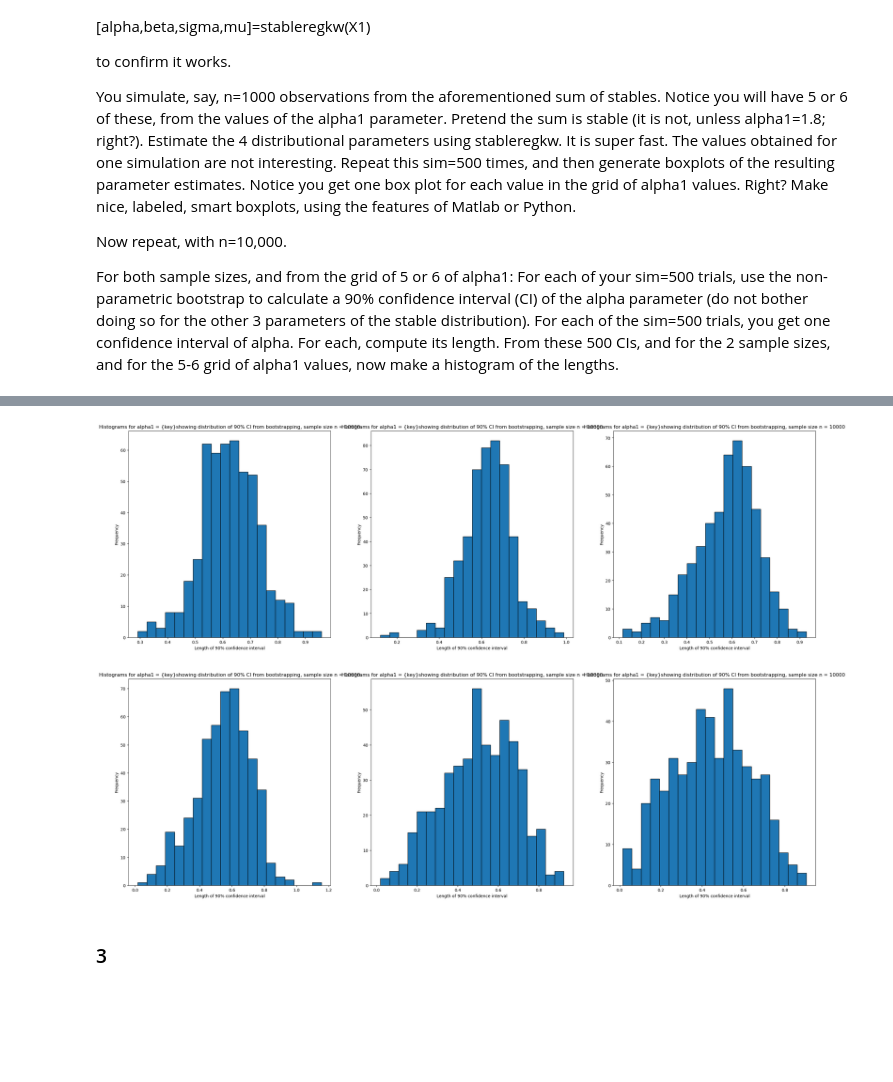
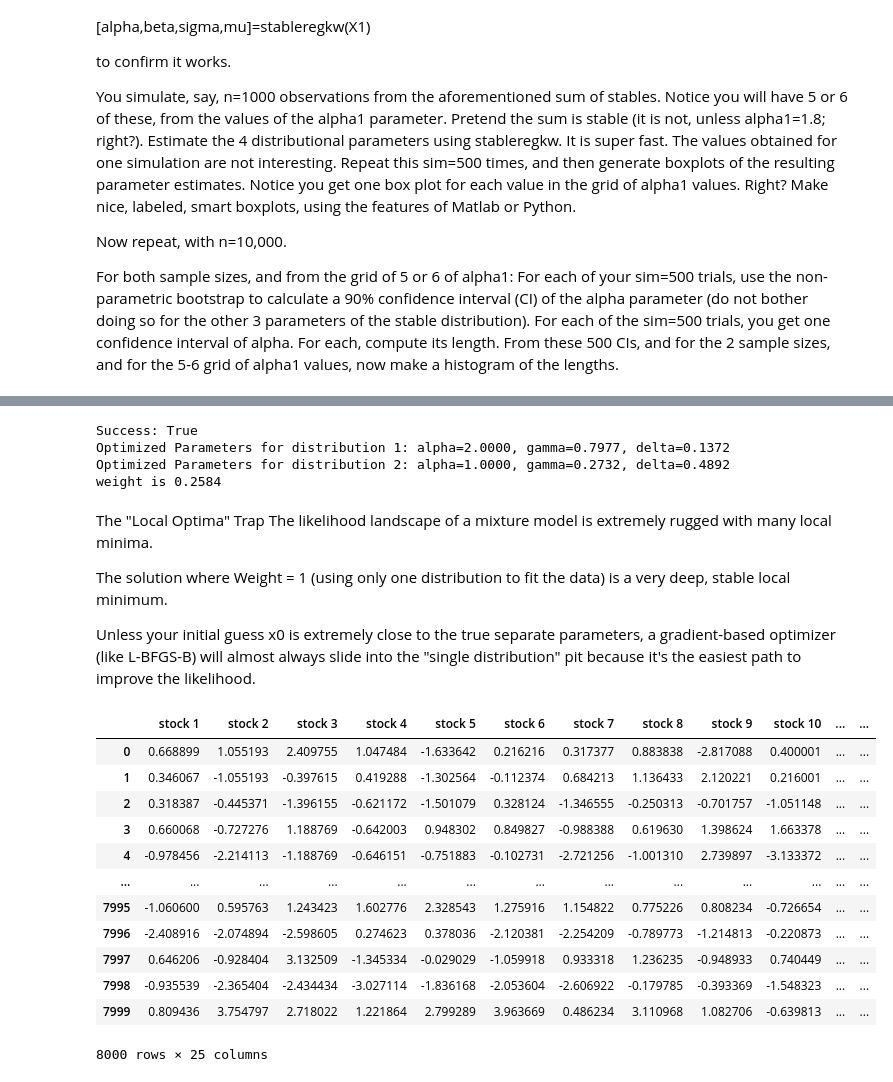
Before and after one commit to mmac00/SFF-Project-1, a Jupyter notebook: TASK 1.ipynb, the cells around one changed output, grey strips where cells are left out. Saved outputs shown, nothing was run; the diff lists cells and outputs as text; code cells hidden in the pictures; blank space fills up the shorter version.

```diff
--- a/TASK 1.ipynb
+++ b/TASK 1.ipynb
@@ -616,0 +776,21 @@ print(length_dict)
+# %%
+
+res = minimize(
+    neg_log_likelihood_mixture,
+    x0,
+    args=(data,),        # Pass fixed data here
+    method='L-BFGS-B',   # Supports bounds, better than Newton-CG here
+    bounds=bounds
+)
+
+print(f"Success: {res.success}")
+print(f"Optimized Parameters for distribution 1: alpha={res.x[0]:.4f}, gamma={res.x[1]:.4f}, delta={res.x[2]:.4f}")
+
+print(f"Optimized Parameters for distribution 2: alpha={res.x[3]:.4f}, gamma={res.x[4]:.4f}, delta={res.x[5]:.4f}")
+
+print(f'weight is {res.x[6]:.4f}' )
+# %% [output]
+Success: True
+Optimized Parameters for distribution 1: alpha=2.0000, gamma=0.7977, delta=0.1372
+Optimized Parameters for distribution 2: alpha=1.0000, gamma=0.2732, delta=0.4892
+weight is 0.2584
@@ -617,10 +801,26 @@ print(length_dict)
+# %% [markdown]
+The "Local Optima" Trap
+The likelihood landscape of a mixture model is extremely rugged with many local minima.
+
+The solution where Weight = 1 (using only one distribution to fit the data) is a very deep, stable local minimum.
+
+Unless your initial guess x0 is extremely close to the true separate parameters, a gradient-based optimizer (like L-BFGS-B) will almost always slide into the "single distribution" pit because it's the easiest path to improve the likelihood.
+# %%
+colnames = ["stock "+str(i+1) for i in range(25)]
+data = pd.read_csv("DJIA30stockreturns.csv", names = colnames)
 # %%
-fig, axes = plt.subplots(2, 3, figsize = (30,20))
-for (key, values), ax in zip(length_dict.items(), axes.flatten()):
-    ax.hist(values, bins = 20, edgecolor = "black")
-    ax.set_title("Histograms for alpha1 = {key}showing distribution of 90% CI from bootstrapping, sample size n = 10000")
-    ax.set_xlabel(f"Length of 90% confidence interval")
-    ax.set_ylabel("Frequency")
-plt.show()
+data
 # %% [output]
-[figure, removed]
+|  | stock 1 | stock 2 | stock 3 | stock 4 | stock 5 | stock 6 | stock 7 | stock 8 | stock 9 | stock 10 | ... | ... |
+| 0 | 0.668899 | 1.055193 | 2.409755 | 1.047484 | -1.633642 | 0.216216 | 0.317377 | 0.883838 | -2.817088 | 0.400001 | ... | ... |
+| 1 | 0.346067 | -1.055193 | -0.397615 | 0.419288 | -1.302564 | -0.112374 | 0.684213 | 1.136433 | 2.120221 | 0.216001 | ... | ... |
+| 2 | 0.318387 | -0.445371 | -1.396155 | -0.621172 | -1.501079 | 0.328124 | -1.346555 | -0.250313 | -0.701757 | -1.051148 | ... | ... |
+| 3 | 0.660068 | -0.727276 | 1.188769 | -0.642003 | 0.948302 | 0.849827 | -0.988388 | 0.619630 | 1.398624 | 1.663378 | ... | ... |
+| 4 | -0.978456 | -2.214113 | -1.188769 | -0.646151 | -0.751883 | -0.102731 | -2.721256 | -1.001310 | 2.739897 | -3.133372 | ... | ... |
+| ... | ... | ... | ... | ... | ... | ... | ... | ... | ... | ... | ... | ... |
+| 7995 | -1.060600 | 0.595763 | 1.243423 | 1.602776 | 2.328543 | 1.275916 | 1.154822 | 0.775226 | 0.808234 | -0.726654 | ... | ... |
+| 7996 | -2.408916 | -2.074894 | -2.598605 | 0.274623 | 0.378036 | -2.120381 | -2.254209 | -0.789773 | -1.214813 | -0.220873 | ... | ... |
+| 7997 | 0.646206 | -0.928404 | 3.132509 | -1.345334 | -0.029029 | -1.059918 | 0.933318 | 1.236235 | -0.948933 | 0.740449 | ... | ... |
+| 7998 | -0.935539 | -2.365404 | -2.434434 | -3.027114 | -1.836168 | -2.053604 | -2.606922 | -0.179785 | -0.393369 | -1.548323 | ... | ... |
+| 7999 | 0.809436 | 3.754797 | 2.718022 | 1.221864 | 2.799289 | 3.963669 | 0.486234 | 3.110968 | 1.082706 | -0.639813 | ... | ... |
+8000 rows × 25 columns
@@ -629,2 +826,0 @@ plt.show()
-# %% [markdown]
-### 3
```
Also changed, not shown: parts of 28 cells of this notebook.
